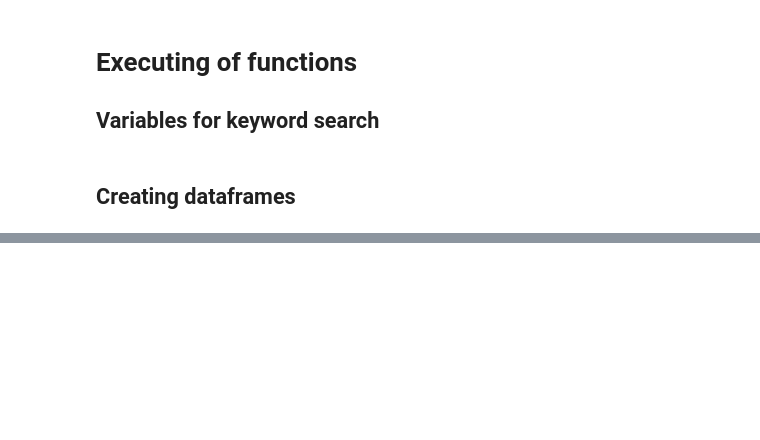
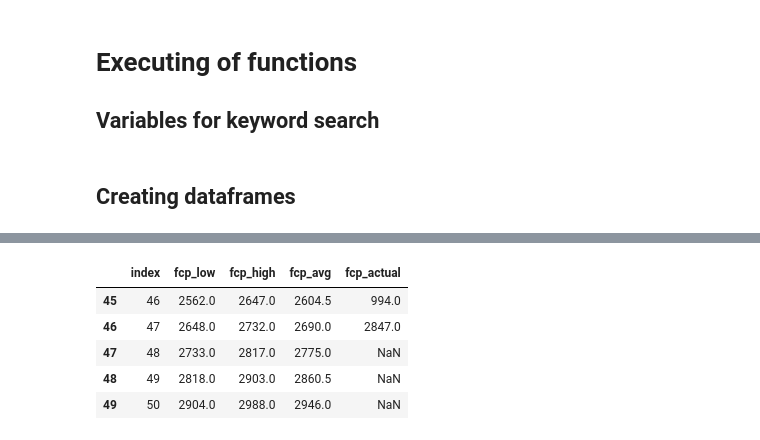
Before and after one commit to D-R-U-N-K-Data/SEO-De-Nieuwe-Zaak, a Jupyter notebook: combining_notebook_dataframe.ipynb, the cells around one changed output, grey strips where cells are left out. Cells and saved outputs as stored; diff of their text form; code cells hidden in the pictures; blank space fills up the shorter version.

```diff
--- a/combining_notebook_dataframe.ipynb
+++ b/combining_notebook_dataframe.ipynb
@@ -159,0 +175,12 @@ main_dataframe.head(99)
+# %%
+index_fcp_dict = {}
+for index in range(1,51):
+    fcp_score = calculateFcp(index, model.params[0], model.params[1])
+    index_fcp_dict[index] = [fcp_score[0], fcp_score[1]]
+
+print("For the given keyword and results of the dataframe, printed below are the results for the top 50 keywords")
+print("and how they would be predicted based on FCP score. The low and the high scores is the minimum and maximum")
+print("FCP speed in milliseconds needed to reach that position in Google according to our model.\n")
+
+for index, fcp in index_fcp_dict.items():
+    print(f"Position {index}: Low of {fcp[0]} and high of {fcp[1]}")
@@ -159,0 +205,37 @@ main_dataframe.head(99)
+# %%
+# Create new prediction dataframe
+prediction_dataframe = pd.DataFrame(list(index_fcp_dict.keys()),columns = ['index'])
+
+# Make some lists and gather results from the dictionary
+fcp_low = []
+fcp_high = []
+fcp_avg = [] # An average column between low and high seems nice to have
+fcp_actual = [] # The actual FCP score for this index number from the real dataframe
+for value in index_fcp_dict.values():
+    fcp_low.append(value[0])
+    fcp_high.append(value[1])
+
+    if value[0] and value[1] is not None:
+        fcp_avg.append((value[0] + value[1]) / 2)
+    elif value[0] is not None and value[1] is None:
+        fcp_avg.append(value[0])
+    elif value[0] is None and value[1] is not None:
+        fcp_avg.append(value[1])
+    else:
+        fcp_avg.append(None)
+
+    df_to_list = main_dataframe['FCP'].to_list()
+    for i in df_to_list:
+        if len(fcp_actual) < 50: # Add check for 50 maximum because of hardcoded top 50
+            fcp_actual.append(i)
+
+# Add lists to dataframe
+prediction_dataframe['fcp_low'], prediction_dataframe['fcp_high'], prediction_dataframe['fcp_avg'], prediction_dataframe['fcp_actual'] = [fcp_low, fcp_high, fcp_avg, fcp_actual]
+prediction_dataframe.tail()
+# %% [output]
+|  | index | fcp_low | fcp_high | fcp_avg | fcp_actual |
+| 45 | 46 | 2562.0 | 2647.0 | 2604.5 | 994.0 |
+| 46 | 47 | 2648.0 | 2732.0 | 2690.0 | 2847.0 |
+| 47 | 48 | 2733.0 | 2817.0 | 2775.0 | NaN |
+| 48 | 49 | 2818.0 | 2903.0 | 2860.5 | NaN |
+| 49 | 50 | 2904.0 | 2988.0 | 2946.0 | NaN |
```
Also changed, not shown: parts of 11 cells of this notebook, 2 other files.
